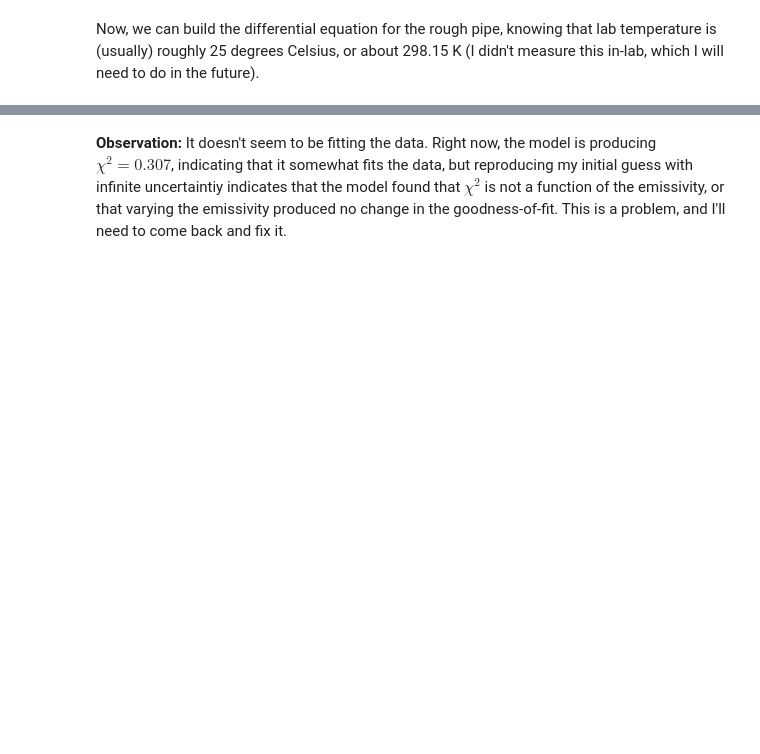
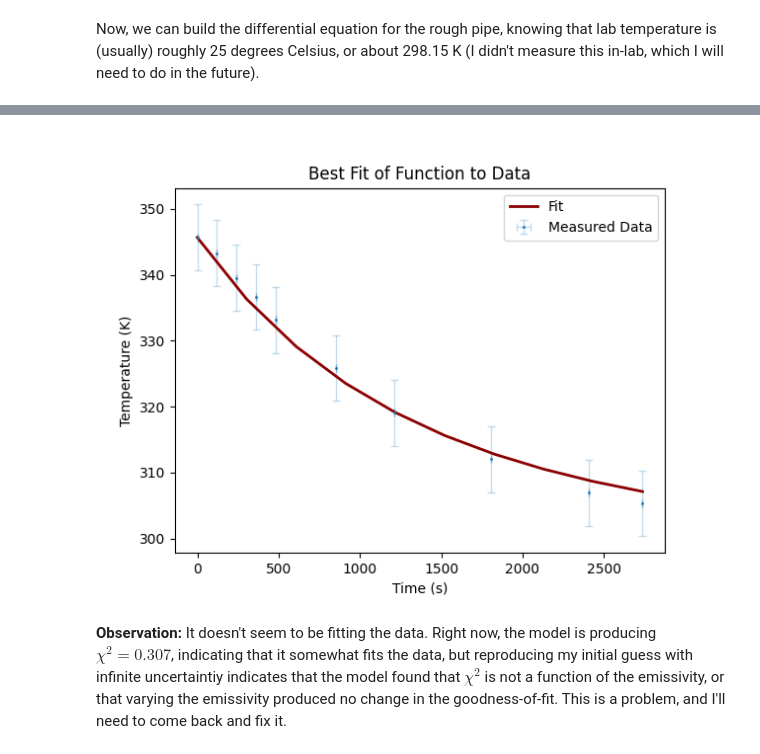
Before and after one commit to mufaro3/physics-229, a Jupyter notebook: Experiment 1 - Cooling.ipynb, the cells around one changed output, grey strips where cells are left out. Drawn from its saved outputs; the diff is of its cells as text; code cells hidden in the pictures; blank space fills up the shorter version.

```diff
--- a/Experiment 1 - Cooling.ipynb
+++ b/Experiment 1 - Cooling.ipynb
@@ -59,7 +59,7 @@ def calculate_proportionality_constant(object_temp, surround_temp, diameter):
     Calculates the cylindrical proportionality constant 'h' for the object given the diameter.
     """
     temp_grad = object_temp - surround_temp
-    return 1.32 * (np.abs(temp_grad) / diameter) ** (1/4)
+    return np.sign(temp_grad) * 1.32 * (np.abs(temp_grad) / diameter) ** (1/4)
 # %% [markdown]
 Then our differential equations, starting with conduction
 $$\frac{d Q}{d t} = -k A \frac{d T}{d x}$$
@@ -81,7 +81,7 @@ def calculate_heat_transfer_radiation(cross_section_surface_area, emissivity, ob
     """
     Calculates the radiative heat transfer based on the temperature
     """
-    return cross_section_surface_area * emissivity * scipy.constants.Boltzmann * \
+    return cross_section_surface_area * emissivity * scipy.constants.Stefan_Boltzmann * \
         (surround_temp ** 4 - object_temp ** 4)
 
 def calculate_heat_transfer_radiation_curry(cross_section_surface_area, surround_temp):
@@ -376,15 +376,23 @@ def build_heat_model(equations, mode):
 class CoolingModel(Model):
     differential_equations: HeatEquations = None
 
-    def __init__(self, emissivity_guess, pipe, starting_temp, surround_temp, mode="full"):
+    def __init__(self, emissivity_guess, pipe, starting_temp, surround_temp, mode="full", bounded=True):
         self.differential_equations = build_differential_equations(pipe, surround_temp)
         fit_fn = build_heat_model(self.differential_equations, mode)
+
+        bounds = None
+        if bounded:
+            bounds = (
+                np.array([0.0]),   # emissivity >= 0
+                np.array([1.0]),   # emissivity <= 1
+            )
 
         super().__init__(
             fit_function = lambda time, emissivity: fit_fn(time, emissivity, starting_temp),
             param_names   = ["Emissivity"],
             param_values  = np.array([emissivity_guess]),
-            param_uncerts = np.array([-1.0])
+            param_uncerts = np.array([-1.0]),
+            param_bounds  = bounds
         )
 # %% [markdown]
 First, let's take a look at the data we've obtained:
@@ -420,2 +428,6 @@ Chi^2 = 0.307
+# %%
+display(results_1.autofit_graph)
+# %% [output]
+[figure, added]
 # %% [markdown]
 **Observation:** It doesn't seem to be fitting the data. Right now, the model is producing $\chi^2=0.307$, indicating that it somewhat fits the data, but reproducing my initial guess with infinite uncertaintiy indicates that the model found that $\chi^2$ is not a function of the emissivity, or that varying the emissivity produced no change in the goodness-of-fit. This is a problem, and I'll need to come back and fix it.
```
Also changed, not shown: parts of 49 cells of this notebook, 6 other files.
